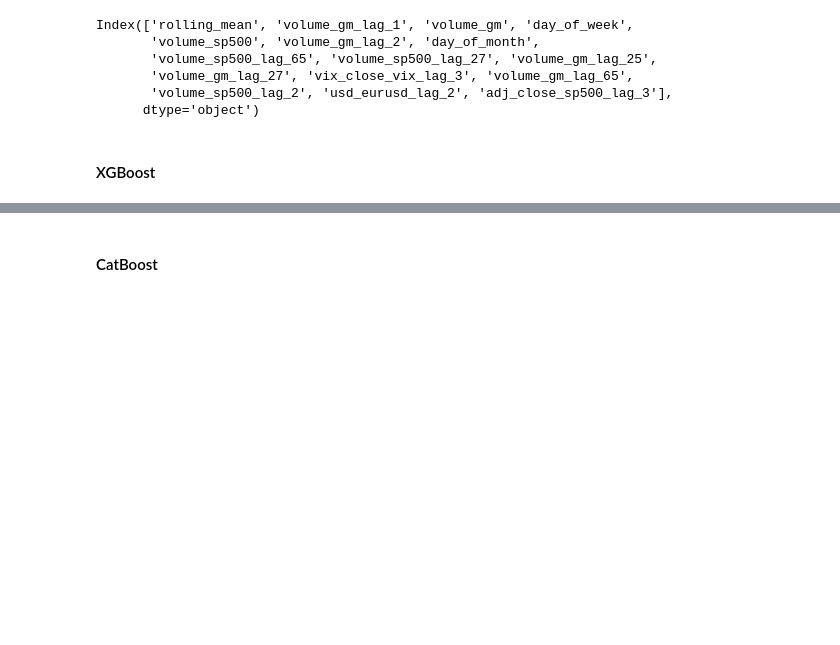
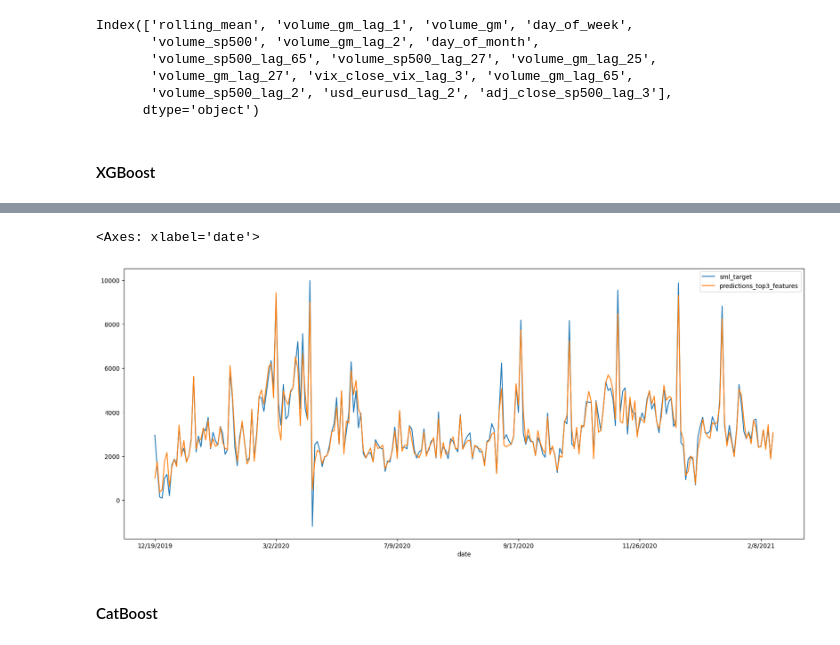
Before and after one commit to p4treina/trade_volume_prediction, a Jupyter notebook: notebooks/3-model-comparisons.ipynb, the cells around one changed output, grey strips where cells are left out. Cells and saved outputs as stored; diff of their text form; code cells hidden in the pictures; blank space fills up the shorter version.

```diff
--- a/notebooks/3-model-comparisons.ipynb
+++ b/notebooks/3-model-comparisons.ipynb
@@ -634,3 +692,10 @@ test_lag_df['predictions'].plot(figsize=[20, 8], legend=True)
+# %%
+test_lag_df["predictions_top3_features"] = preds_top3_feat
+test_lag_df["sml_target"].plot(figsize=[20, 8], legend=True)
+test_lag_df['predictions_top3_features'].plot(figsize=[20, 8], legend=True)
+# %% [output]
+<Axes: xlabel='date'>
+[figure, added]
 # %% [markdown]
 #### CatBoost
 # %%
```
Also changed, not shown: parts of 18 cells of this notebook, 7 other files.
